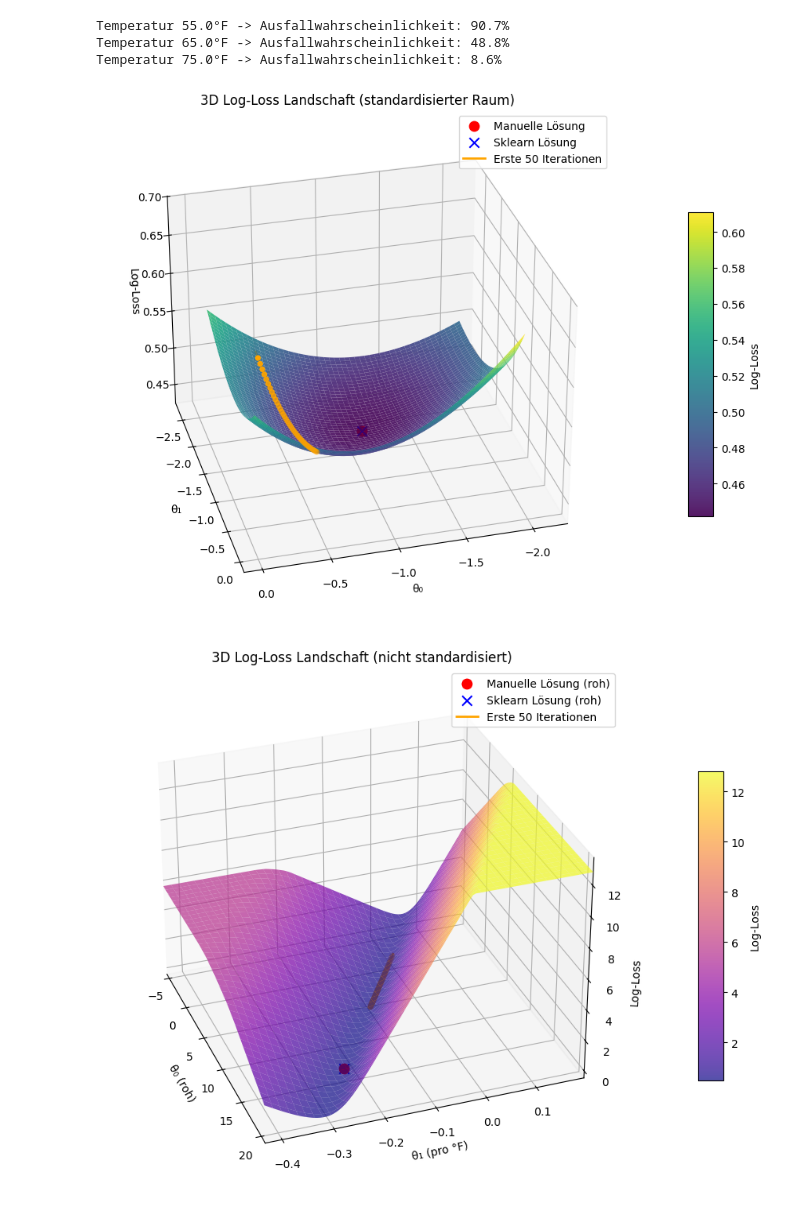
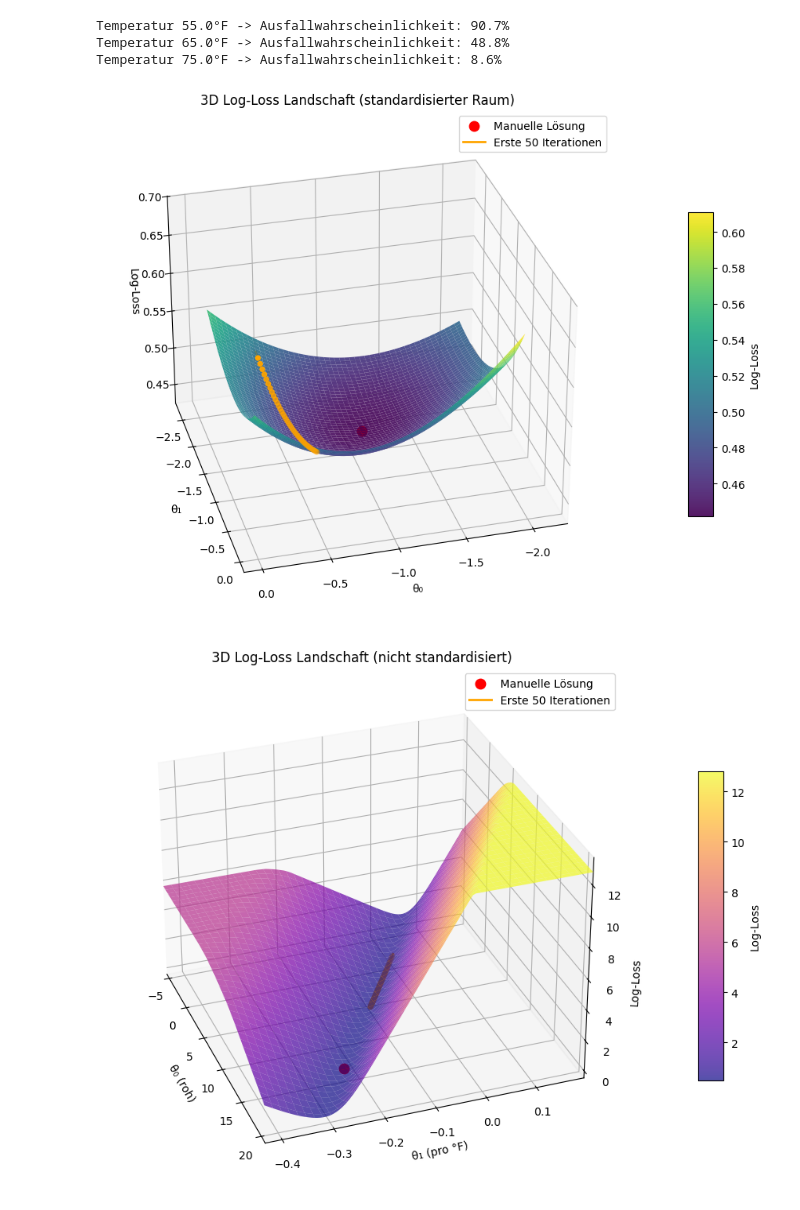
Before and after one commit to antongunst04-ctrl/HFU-Test-Anton-Dennis, a Jupyter notebook: LogReg_Challenger.ipynb, the cells around one changed output. Cells and saved outputs as stored; diff of their text form; code cells hidden in the pictures.

```diff
--- a/LogReg_Challenger.ipynb
+++ b/LogReg_Challenger.ipynb
@@ -204,7 +204,6 @@ surface = ax.plot_surface(
 fig.colorbar(surface, shrink=0.6, aspect=12, pad=0.1, label='Log-Loss')
 
 ax.scatter(theta0, theta1, loss_manual, color='red', s=80, label='Manuelle Lösung')
-ax.scatter(theta0_sk, theta1_sk, loss_sk, color='blue', s=80, marker='x', label='Sklearn Lösung')
 ax.plot(theta_path[:, 0], theta_path[:, 1], path_losses, color='orange', linewidth=2, label='Erste 50 Iterationen')
 ax.scatter(theta_path[1:, 0], theta_path[1:, 1], path_losses[1:], color='orange', s=18)
 
@@ -217,7 +216,7 @@ ax.legend()
 plt.tight_layout()
 plt.show()
 # %% [output]
-[figure, old version]
+[figure, new version]
 # %%
 # 3D-Visualisierung der Log-Loss-Landschaft im NICHT standardisierten Parameterraum
 temp_raw = df['temperature'].values
@@ -255,33 +254,32 @@ for i in range(Theta0_raw.shape[0]):
         Loss_landscape_raw[i, j] = compute_cost(X_raw, y, theta_temp_raw)
 
 loss_raw_manual = compute_cost(X_raw, y, np.array([theta0_raw_manual, theta1_raw_manual]))
 loss_raw_sk = compute_cost(X_raw, y, np.array([theta0_raw_sk, theta1_raw_sk]))
 
 fig = plt.figure(figsize=(10, 7))
 ax = fig.add_subplot(111, projection='3d')
 
 surface = ax.plot_surface(
     Theta0_raw, Theta1_raw, Loss_landscape_raw,
     cmap='plasma',
     edgecolor='none',
     alpha=0.7
 )
 fig.colorbar(surface, shrink=0.6, aspect=12, pad=0.1, label='Log-Loss')
 
-ax.scatter(theta0_raw_manual, theta1_raw_manual, loss_raw_manual, color='red', s=80, label='Manuelle Lösung (roh)')
-ax.scatter(theta0_raw_sk, theta1_raw_sk, loss_raw_sk, color='blue', s=80, marker='x', label='Sklearn Lösung (roh)')
+ax.scatter(theta0_raw_manual, theta1_raw_manual, loss_raw_manual, color='red', s=80, label='Manuelle Lösung')
 ax.plot(theta_path_raw[:, 0], theta_path_raw[:, 1], path_losses_raw, color='orange', linewidth=2, label='Erste 50 Iterationen')
 ax.scatter(theta_path_raw[1:, 0], theta_path_raw[1:, 1], path_losses_raw[1:], color='orange', s=18)
 ax.set_xlim(theta0_raw_min - theta0_margin, theta0_raw_max + theta0_margin)
 ax.set_ylim(theta1_raw_min - theta1_margin, theta1_raw_max + theta1_margin)
 
 ax.set_xlabel('θ₀ (roh)')
 ax.set_ylabel('θ₁ (pro °F)')
 ax.set_zlabel('Log-Loss')
 ax.set_title('3D Log-Loss Landschaft (nicht standardisiert)')
 ax.view_init(elev=30, azim=-20)
 ax.legend()
 plt.tight_layout()
 plt.show()
 # %% [output]
-[figure, old version]
+[figure, new version]
```
